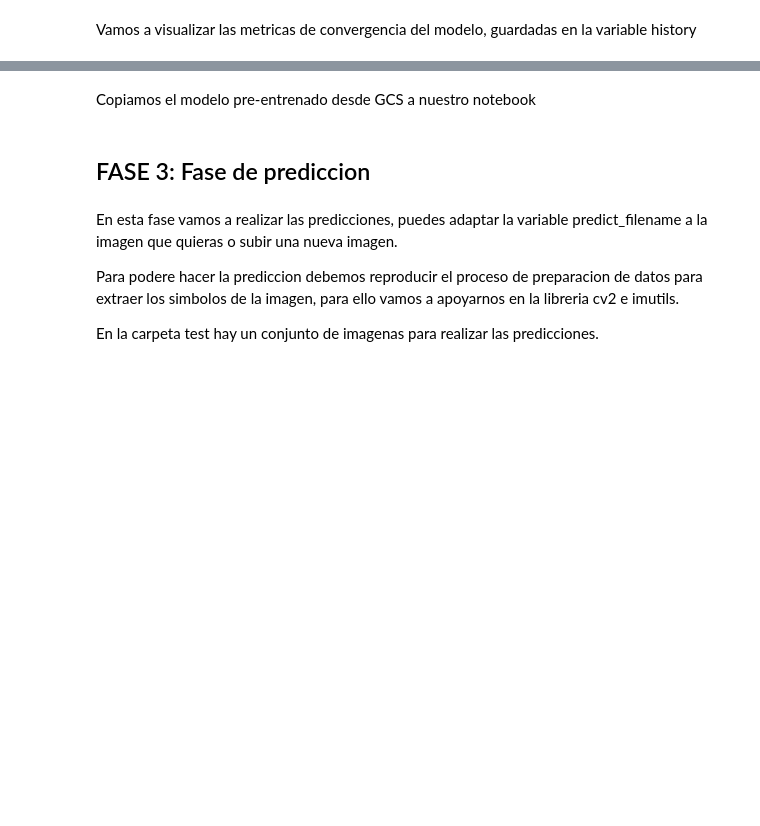
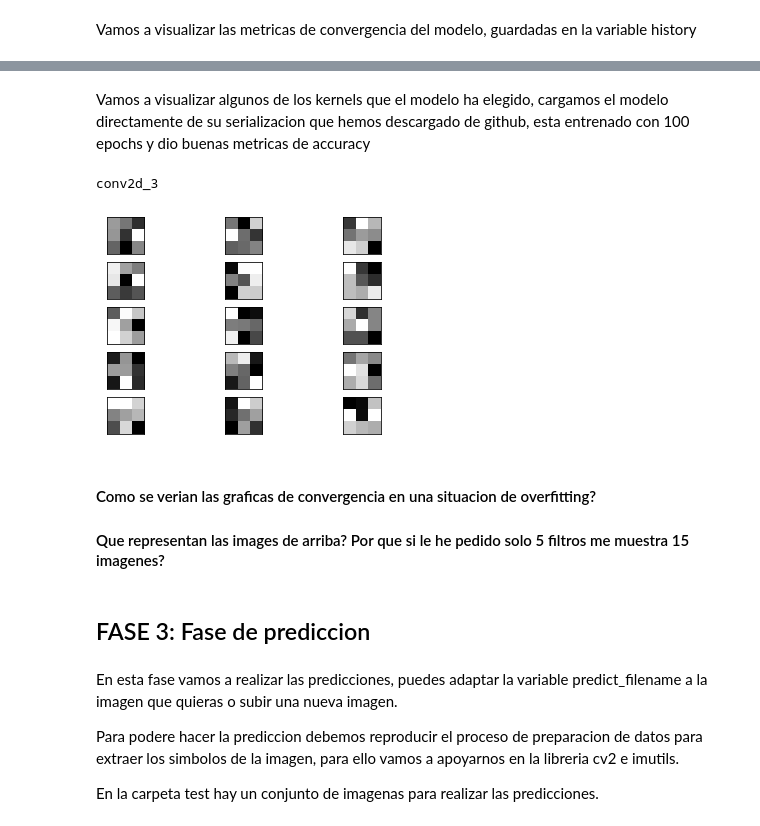
Before and after one commit to velascoluis/dlsummerday2020, a Jupyter notebook: DLSM2020_Entrenamiento_del_modelo.ipynb, the cells around one changed output, grey strips where cells are left out. Saved outputs shown, nothing was run; the diff lists cells and outputs as text; code cells hidden in the pictures; blank space fills up the shorter version.

```diff
--- a/DLSM2020_Entrenamiento_del_modelo.ipynb
+++ b/DLSM2020_Entrenamiento_del_modelo.ipynb
@@ -173,2 +176,0 @@ NameError: name 'history' is not defined
-# %% [markdown]
-Copiamos el modelo pre-entrenado desde GCS a nuestro notebook
@@ -177,3 +177,29 @@ model = tf.keras.models.load_model('spot_model')
+# %% [markdown]
+Vamos a visualizar algunos de los kernels que el modelo ha elegido, cargamos el modelo directamente de su serializacion que hemos descargado de github, esta entrenado con 100 epochs y dio buenas metricas de accuracy
+# %%
+import matplotlib.pyplot as plt
+model = tf.keras.models.load_model('spot_model')
+print(model.layers[6].name)
+filters, biases = model.layers[6].get_weights()
+f_min, f_max = filters.min(), filters.max()
+filters = (filters - f_min) / (f_max - f_min)
+n_filters, ix = 5, 1
+for i in range(n_filters):
+
+    f = filters[:, :, :, i]
+    for j in range(3):
+        ax = plt.subplot(n_filters, 3, ix)
+        ax.set_xticks([])
+        ax.set_yticks([])
+        plt.imshow(f[:, :, j], cmap='gray')
+        ix += 1
+plt.show()
+# %% [output]
+conv2d_3
+[figure, added]
+# %% [markdown]
+#### Como se verian las graficas de convergencia en una situacion de overfitting?
+#### Que representan las images de arriba? Por que si le he pedido solo 5 filtros me muestra 15 imagenes?
 # %% [markdown]
 ## FASE 3: Fase de prediccion
 # %% [markdown]
```
Also changed, not shown: parts of 6 cells of this notebook.
